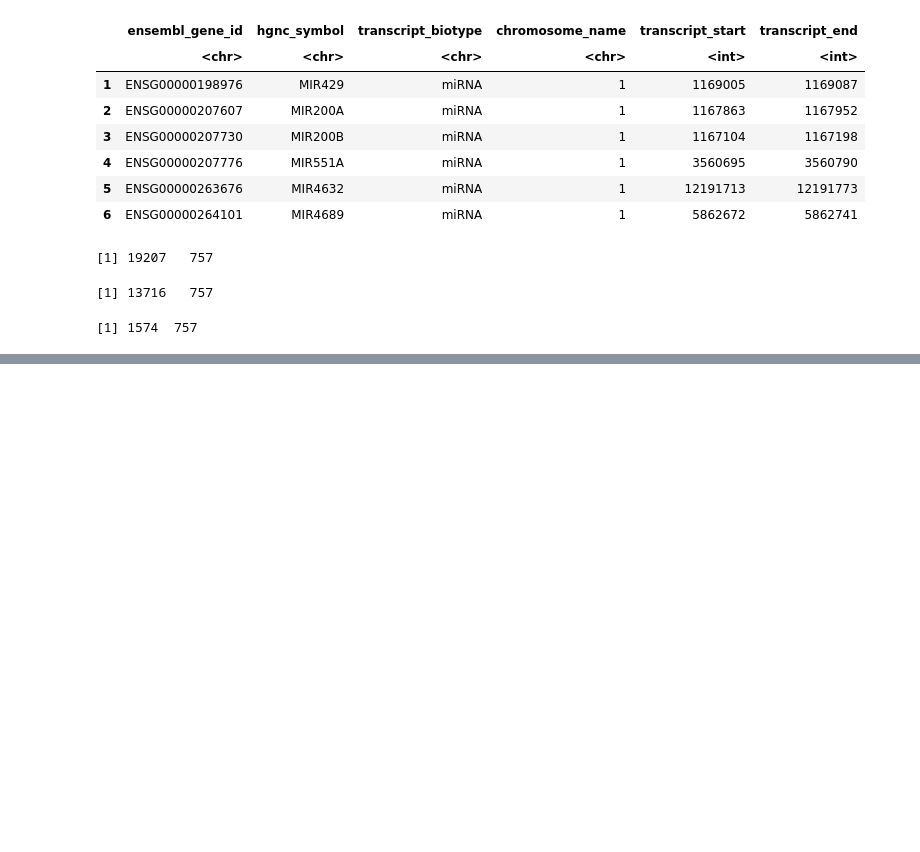
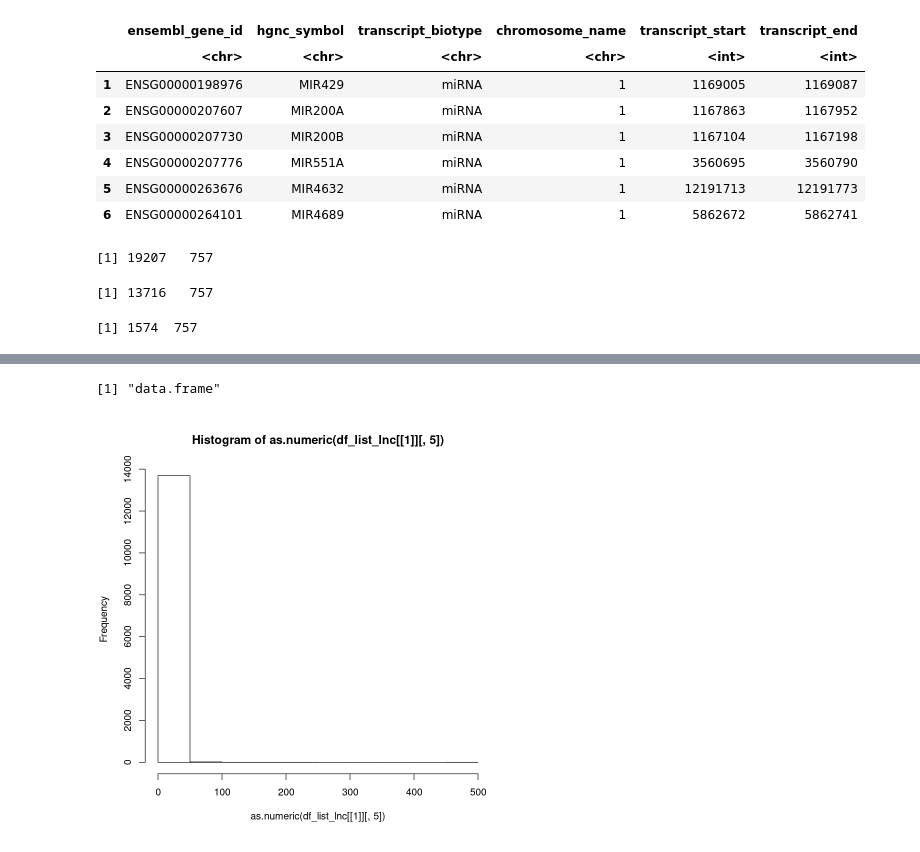
Before and after one commit to Joker-Jerome/utmost_update, a Jupyter notebook: code/R/expression_adjustment_miRNA.ipynb, the cells around one changed output, grey strips where cells are left out. Cells and saved outputs as stored; diff of their text form; code cells hidden in the pictures; blank space fills up the shorter version.

```diff
--- a/code/R/expression_adjustment_miRNA.ipynb
+++ b/code/R/expression_adjustment_miRNA.ipynb
@@ -1054,0 +1223,8 @@ hist(df_list_mirna[[1]][1, 3:500])
+# %%
+class(df_list_lnc[[1]][1:8, 3:8])
+# %% [output]
+[1] "data.frame"
+# %%
+hist(as.numeric(df_list_lnc[[1]][,5]))
+# %% [output]
+[figure, added]
```
Also changed, not shown: parts of 49 cells of this notebook, 16 other files.
